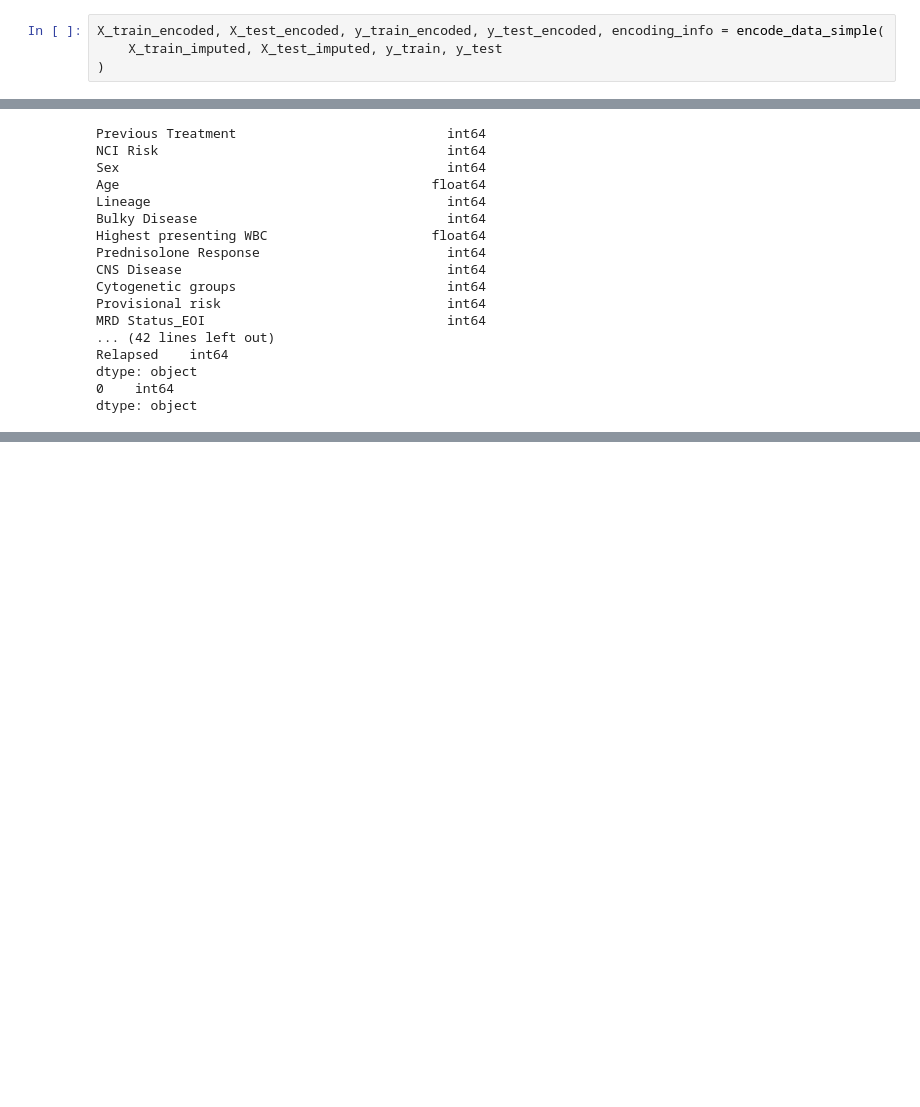
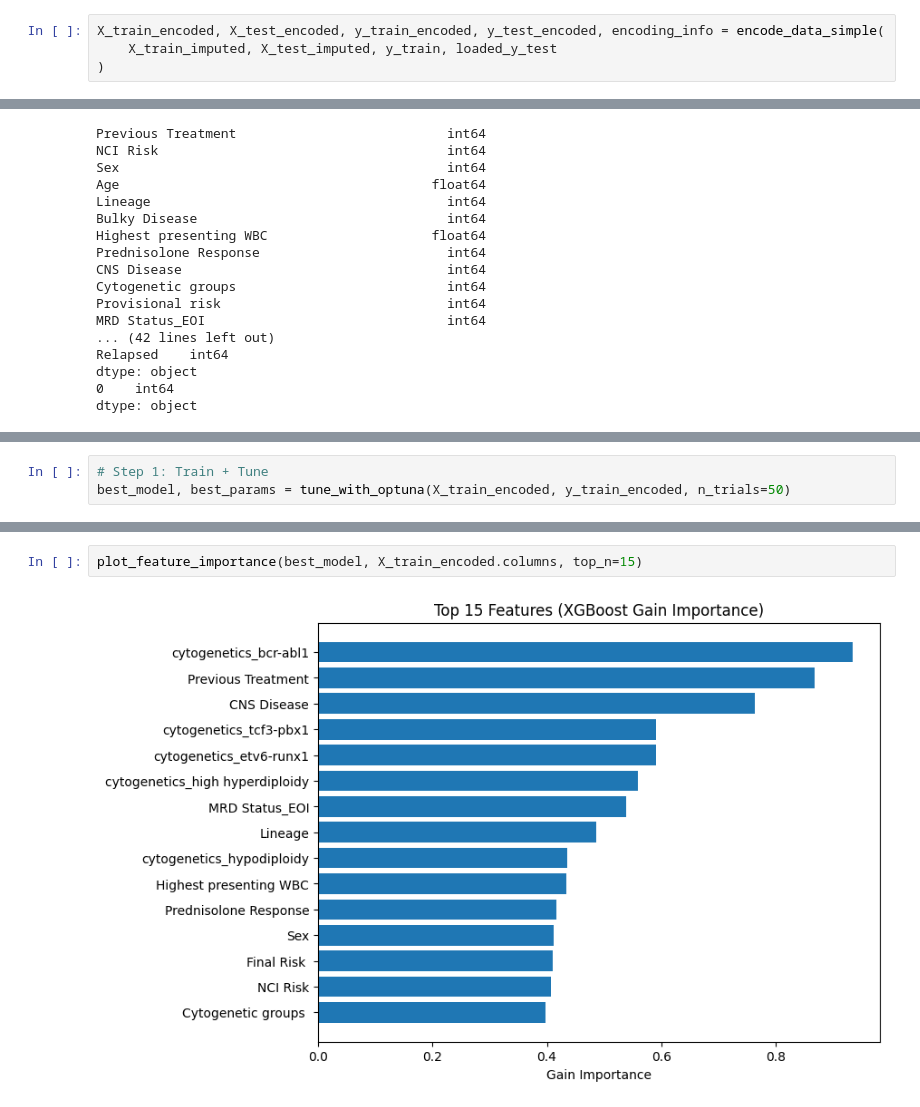
Before and after one commit to subikkshas/PREPARE-ALL, a Jupyter notebook: model_comp.ipynb, the cells around one changed output, grey strips where cells are left out. Saved outputs shown, nothing was run; the diff lists cells and outputs as text; blank space fills up the shorter version.

```diff
--- a/model_comp.ipynb
+++ b/model_comp.ipynb
@@ -497,6 +718,6 @@ print(X_train_imputed['Detail cytogenetics'].unique())
 # %%
 X_train_encoded, X_test_encoded, y_train_encoded, y_test_encoded, encoding_info = encode_data_simple(
-    X_train_imputed, X_test_imputed, y_train, y_test
+    X_train_imputed, X_test_imputed, y_train, loaded_y_test
 )
 # %% [output]
 Encoding completed successfully!
@@ -527,0 +755,3 @@ dtype: object
+# %%
+# Step 1: Train + Tune
+best_model, best_params = tune_with_optuna(X_train_encoded, y_train_encoded, n_trials=50)
@@ -527,0 +895,4 @@ dtype: object
+# %%
+plot_feature_importance(best_model, X_train_encoded.columns, top_n=15)
+# %% [output]
+[figure, added]
```
Also changed, not shown: parts of 14 cells of this notebook.
